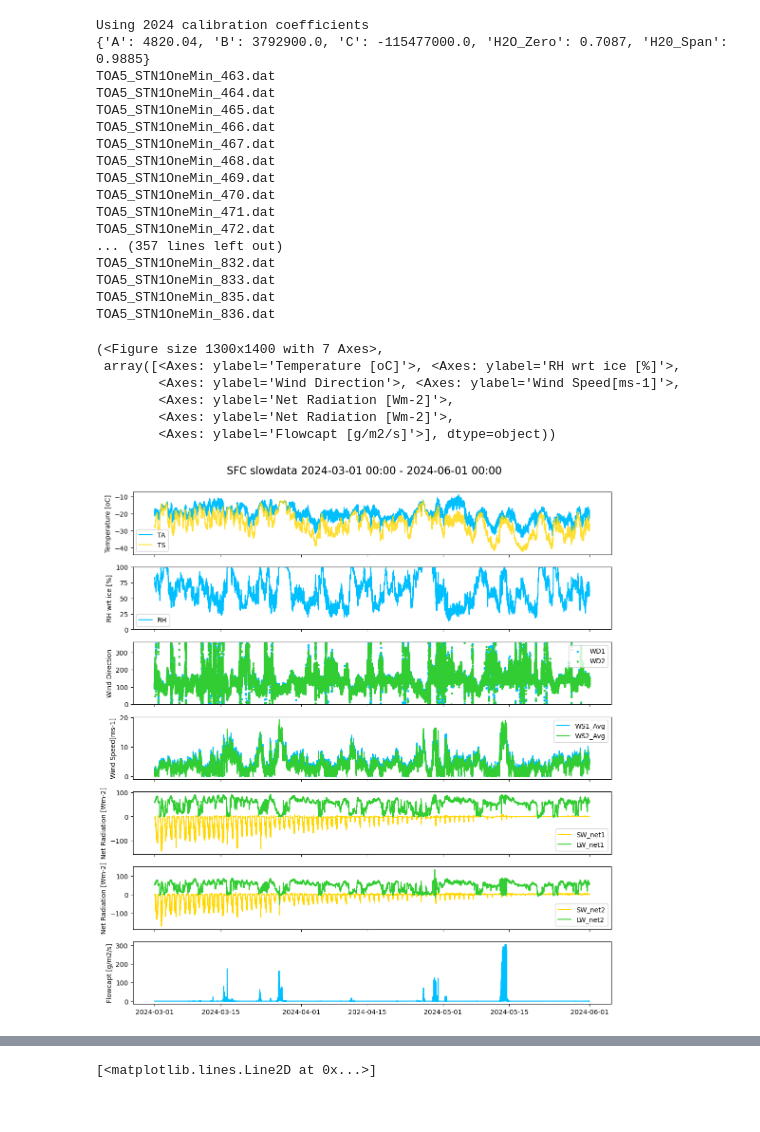
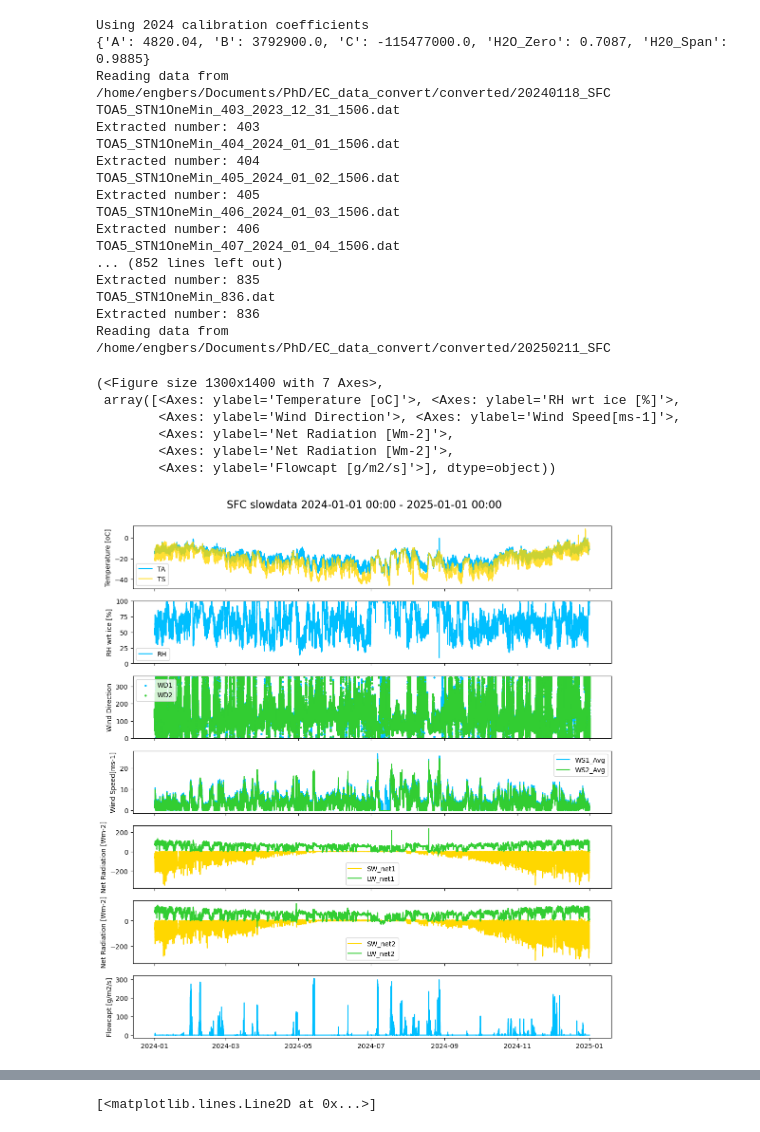
Before and after one commit to Rainette9/DataProcessingScripts, a Jupyter notebook: Fluxes.ipynb, the cells around one changed output, grey strips where cells are left out. Cells and saved outputs as stored; diff of their text form; code cells hidden in the pictures.

Commit message:
new plots

```diff
--- a/Fluxes.ipynb
+++ b/Fluxes.ipynb
@@ -87,44 +112,44 @@ Files found: ['/home/engbers/Documents/PhD/EC_data_convert/CSAT_26m/EddyPro_outp
 # %%
 folder='/run/user/72637/gvfs/smb-share:server=memobi.wsl.ch,share=pub/Turbulence/PEA/Season_2024-2025/DATA/MET/converted/'
 folder='/home/engbers/Documents/PhD/EC_data_convert/converted/'
 sensor='SFC'
-start='2024-03-01 00:00'
-end='2024-06-01 00:00'
+start='2024-01-01 00:00'
+end='2025-01-01 00:00'
 
 """GET SENSOR INFO"""
 plim, calibration_coefficients, heights = get_sensor_info(sensor, 2024)
 
 """READ FAST AND SLOW DATA from folder"""
 slowdata=read_data(folder, 'slow', sensor, start, end, plot_data=False)
 
 """CLEAN SLOWDATA"""
 slowdata_cleaned=clean_slowdata(slowdata)
 plot_SFC_slowdata(slowdata_cleaned, sensor, start, end)
 # %% [output]
 Using 2024 calibration coefficients
 {'A': 4820.04, 'B': 3792900.0, 'C': -115477000.0, 'H2O_Zero': 0.7087, 'H20_Span': 0.9885}
-TOA5_STN1OneMin_463.dat
-TOA5_STN1OneMin_464.dat
-TOA5_STN1OneMin_465.dat
-TOA5_STN1OneMin_466.dat
-TOA5_STN1OneMin_467.dat
-TOA5_STN1OneMin_468.dat
-TOA5_STN1OneMin_469.dat
-TOA5_STN1OneMin_470.dat
-TOA5_STN1OneMin_471.dat
-TOA5_STN1OneMin_472.dat
-... (357 lines left out)
-TOA5_STN1OneMin_832.dat
-TOA5_STN1OneMin_833.dat
-TOA5_STN1OneMin_835.dat
+Reading data from /home/engbers/Documents/PhD/EC_data_convert/converted/20240118_SFC
+TOA5_STN1OneMin_403_2023_12_31_1506.dat
+Extracted number: 403
+TOA5_STN1OneMin_404_2024_01_01_1506.dat
+Extracted number: 404
+TOA5_STN1OneMin_405_2024_01_02_1506.dat
+Extracted number: 405
+TOA5_STN1OneMin_406_2024_01_03_1506.dat
+Extracted number: 406
+TOA5_STN1OneMin_407_2024_01_04_1506.dat
+... (852 lines left out)
+Extracted number: 835
 TOA5_STN1OneMin_836.dat
+Extracted number: 836
+Reading data from /home/engbers/Documents/PhD/EC_data_convert/converted/20250211_SFC
 (<Figure size 1300x1400 with 7 Axes>,
  array([<Axes: ylabel='Temperature [oC]'>, <Axes: ylabel='RH wrt ice [%]'>,
         <Axes: ylabel='Wind Direction'>, <Axes: ylabel='Wind Speed[ms-1]'>,
         <Axes: ylabel='Net Radiation [Wm-2]'>,
         <Axes: ylabel='Net Radiation [Wm-2]'>,
         <Axes: ylabel='Flowcapt [g/m2/s]'>], dtype=object))
-[figure, old version]
+[figure, new version]
 # %%
 """PLOT SLOWDATA AND FLUXES"""
 start='2024-03-15 00:00'
```
Also changed, not shown: parts of 10 cells of this notebook, 14 other files.
